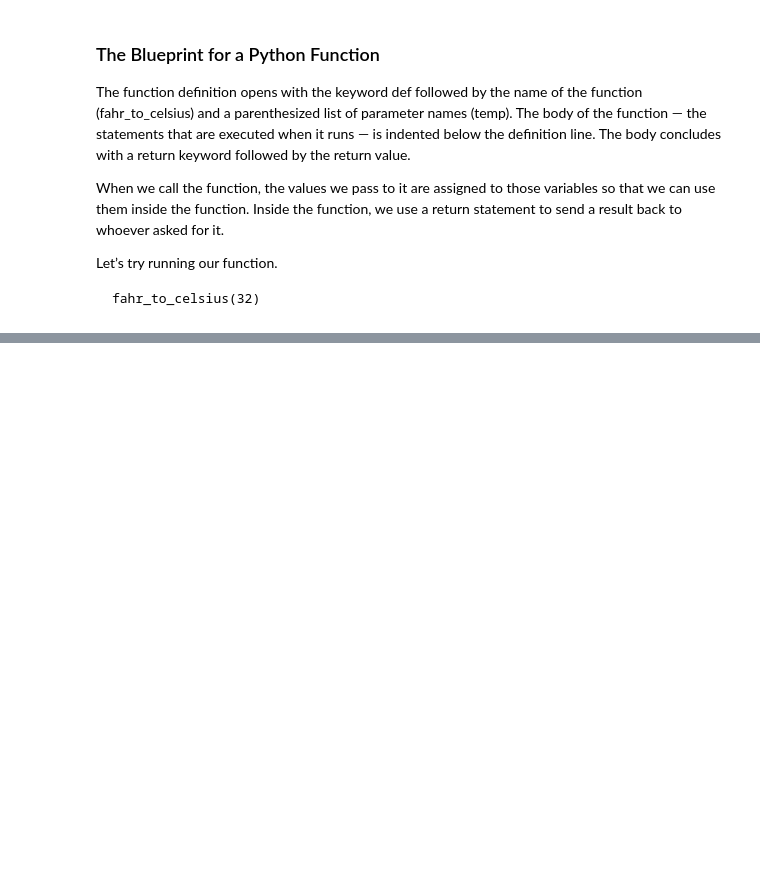
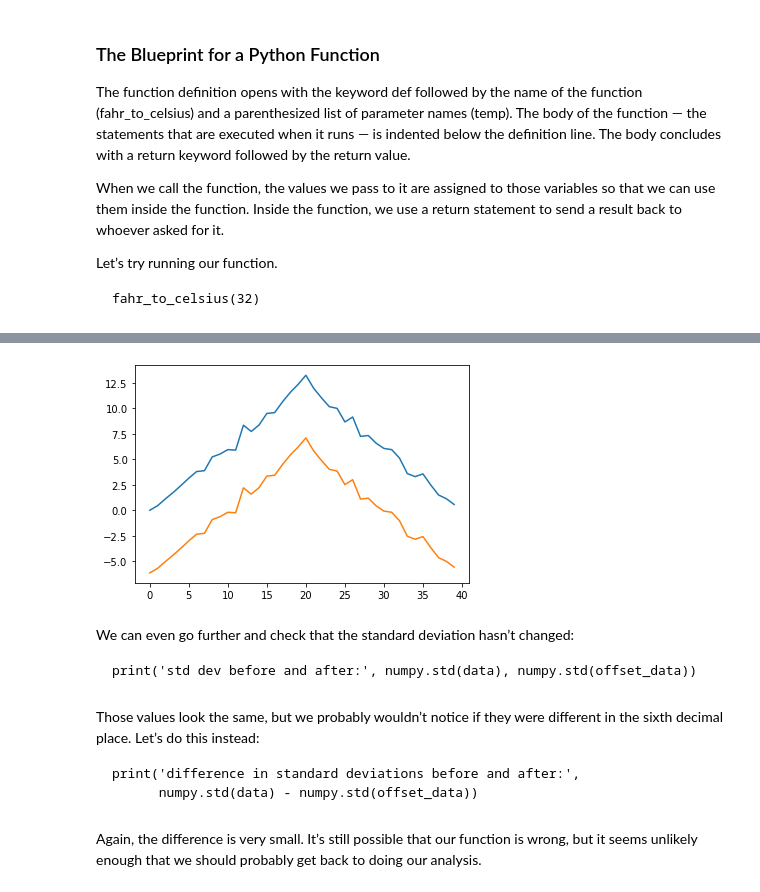
Before and after one commit to MQ-software-carpentry/2019-12-03-intro-to-python-workshop, a Jupyter notebook: lessons/python/ep6-functions.ipynb, the cells around one changed output, grey strips where cells are left out. Saved outputs shown, nothing was run; the diff lists cells and outputs as text; code cells hidden in the pictures; blank space fills up the shorter version.

````diff
--- a/lessons/python/ep6-functions.ipynb
+++ b/lessons/python/ep6-functions.ipynb
@@ -486,0 +205,3 @@ previous episode
+# %%
+def offset_mean(data, target_mean_value):
+    return (data - numpy.mean(data)) + target_mean_value
@@ -486,0 +226,3 @@ previous episode
+# %%
+data = numpy.loadtxt(fname='data/inflammation-01.csv', delimiter=',')
+print(offset_mean(data, 0))
@@ -486,0 +251,11 @@ previous episode
+# %%
+print('original min, mean, and max are:',
+      numpy.min(data),
+      numpy.mean(data),
+      numpy.max(data))
+
+offset_data = offset_mean(data, 0)
+print('offset   min, mean, and max are:',
+      numpy.min(offset_data),
+      numpy.mean(offset_data),
+      numpy.max(offset_data))
@@ -486,0 +273,18 @@ previous episode
+# %%
+plot = matplotlib.pyplot.plot(numpy.mean(data, axis=0))
+plot = matplotlib.pyplot.plot(numpy.mean(offset_data, axis=0))
+# %% [output]
+[figure, added]
+# %% [markdown]
+We can even go further and check that the standard deviation hasn’t changed:
+```
+print('std dev before and after:', numpy.std(data), numpy.std(offset_data))
+```
+# %% [markdown]
+Those values look the same, but we probably wouldn’t notice if they were different in the sixth decimal place. Let’s do this instead:
+```
+print('difference in standard deviations before and after:',
+      numpy.std(data) - numpy.std(offset_data))
+```
+# %% [markdown]
+Again, the difference is very small. It’s still possible that our function is wrong, but it seems unlikely enough that we should probably get back to doing our analysis.
````
Also changed, not shown: parts of 35 cells of this notebook.
